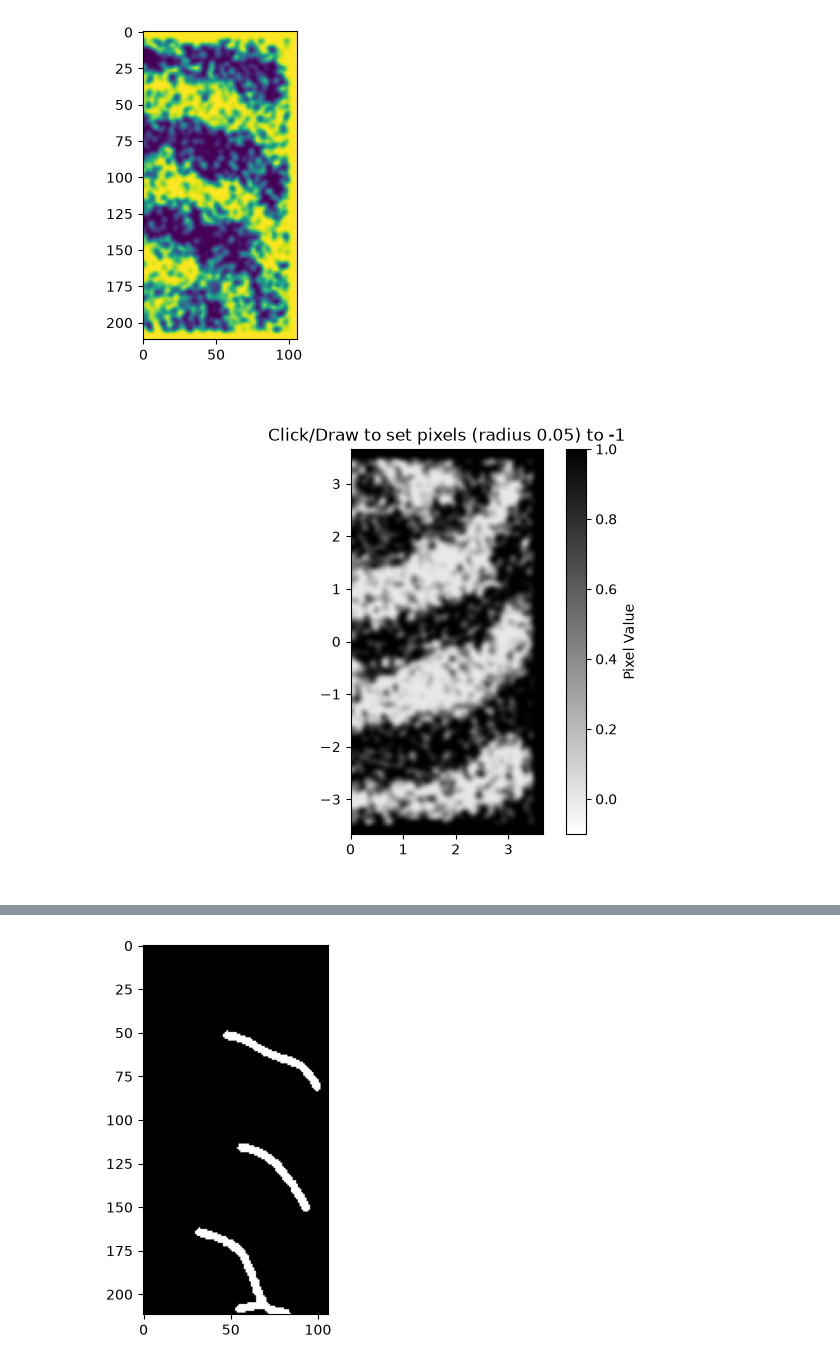
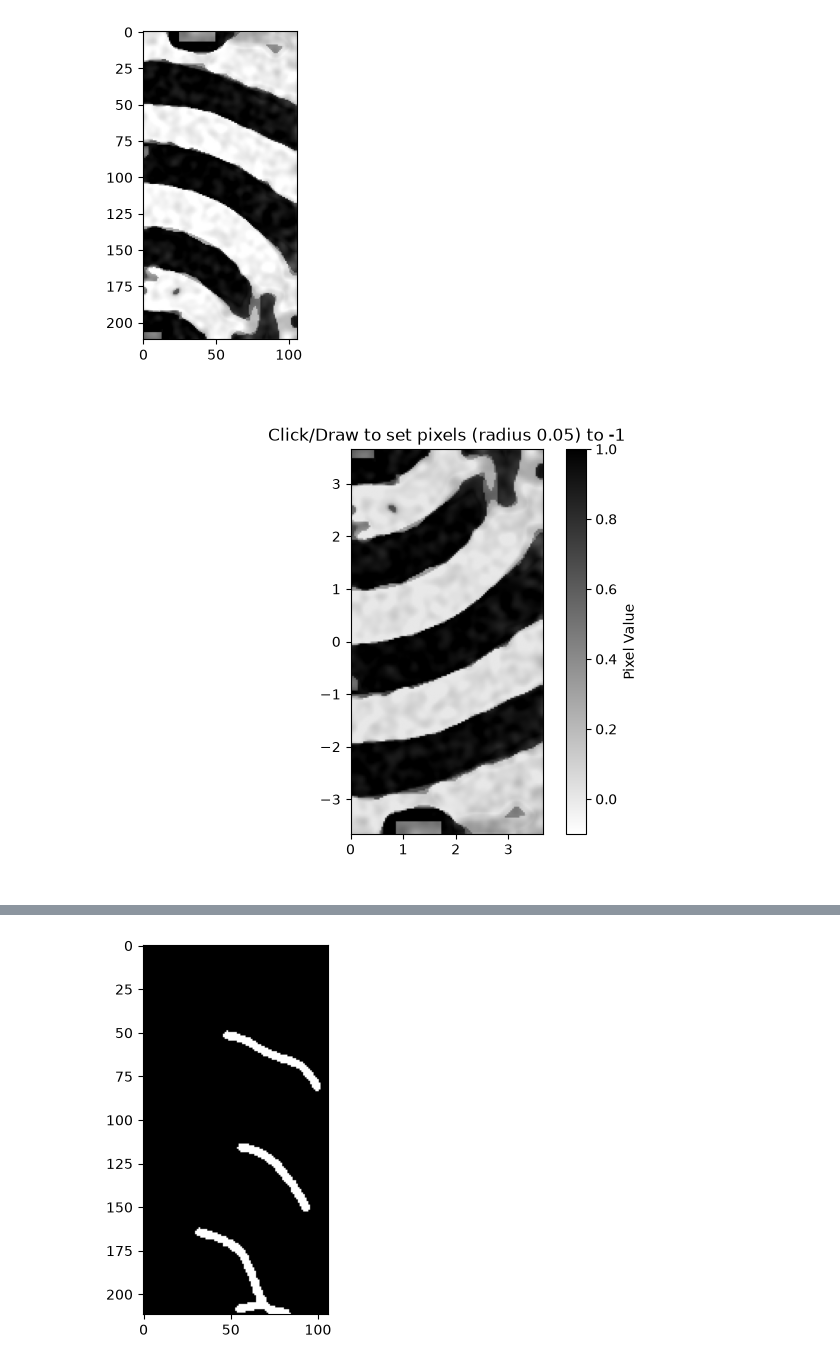
Before and after one commit to MolaBird/sim-tantala_grating_coupler, a Jupyter notebook: test.ipynb, the cells around one changed output, grey strips where cells are left out. Drawn from its saved outputs; the diff is of its cells as text; code cells hidden in the pictures.

Commit message:
frameless design attempt

```diff
--- a/test.ipynb
+++ b/test.ipynb
@@ -1,16 +1,16 @@
 # %%
 %matplotlib inline
 import pickle
 import matplotlib.pyplot as plt
 
-with open("./temp.pkl", "rb") as f:
-    array = pickle.load(f)
+with open("./misc/history-noFrame.pkl", "rb") as f:
+    history = pickle.load(f)
 
 plt.figure(figsize=(2, 4))
-plt.imshow(array)
+plt.imshow(history['params'][0], cmap='gray_r')
 plt.show()
 # %% [output]
-[figure, old version]
+[figure, new version]
 # %%
 %matplotlib widget
 import numpy as np
@@ -90,10 +90,11 @@ class InteractiveCanvas:
 # N, M = 200, 200
 # my_array = np.random.rand(N, M)
 
-with open("./temp.pkl", "rb") as f:
-    array = pickle.load(f)
-    array -= array.min()
-    array /= array.max()
+with open("./misc/history-noFrame.pkl", "rb") as f:
+    history = pickle.load(f)
+array = history['params'][0]
+array -= array.min()
+array /= array.max()
 
 # Define physical dimensions [xmin, xmax, ymin, ymax]
 N, M = array.shape
@@ -102,6 +103,6 @@ physical_extent = [0, 7.32/2, -7.32/2, 7.32/2]
 # Launch the interactive canvas
 canvas = InteractiveCanvas(array, physical_extent, radius=0.05)
 # %% [output]
-[figure, old version]
+[figure, new version]
 # %%
 
```
Also changed, not shown: parts of 3 cells of this notebook, 10 other files.
